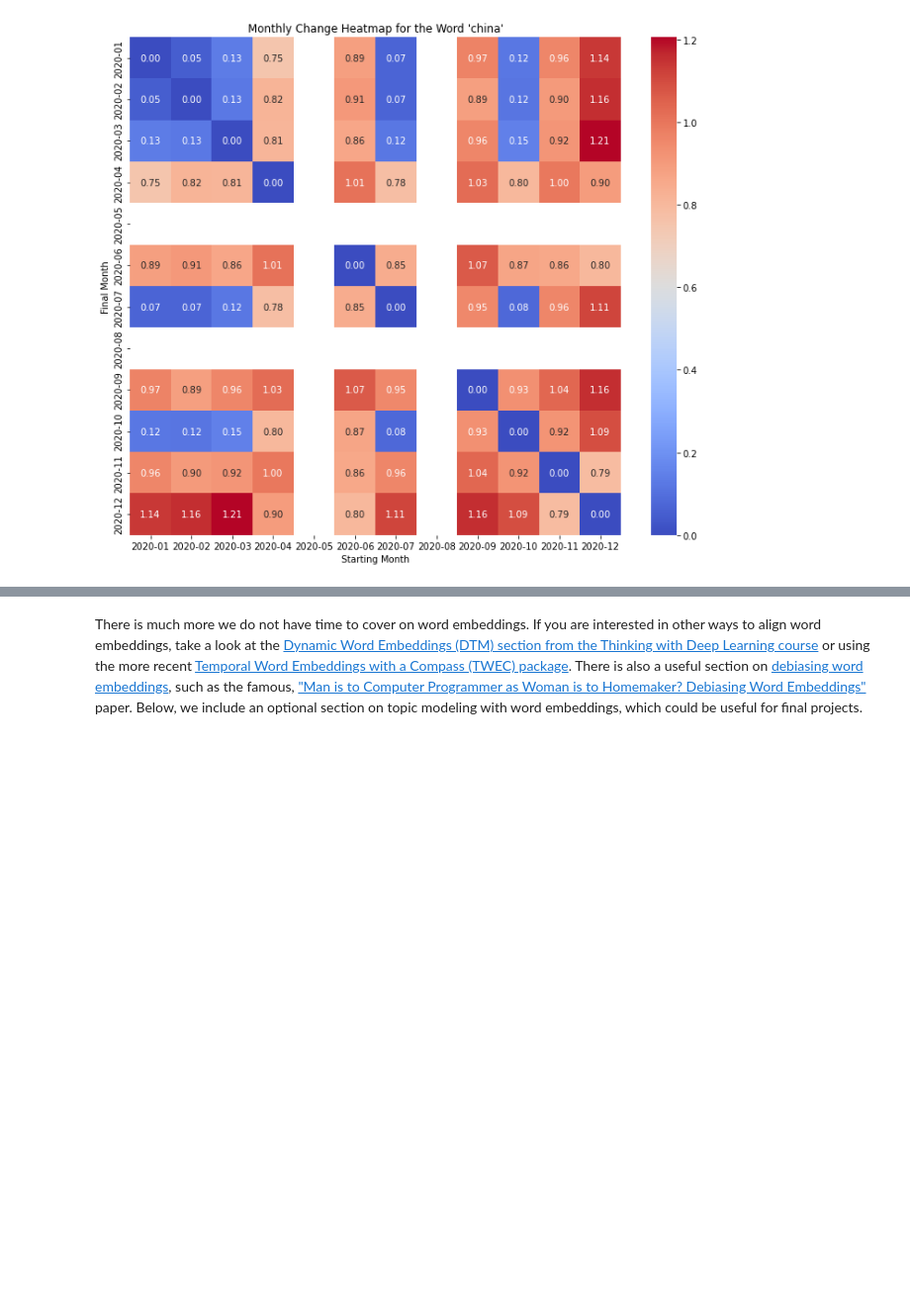
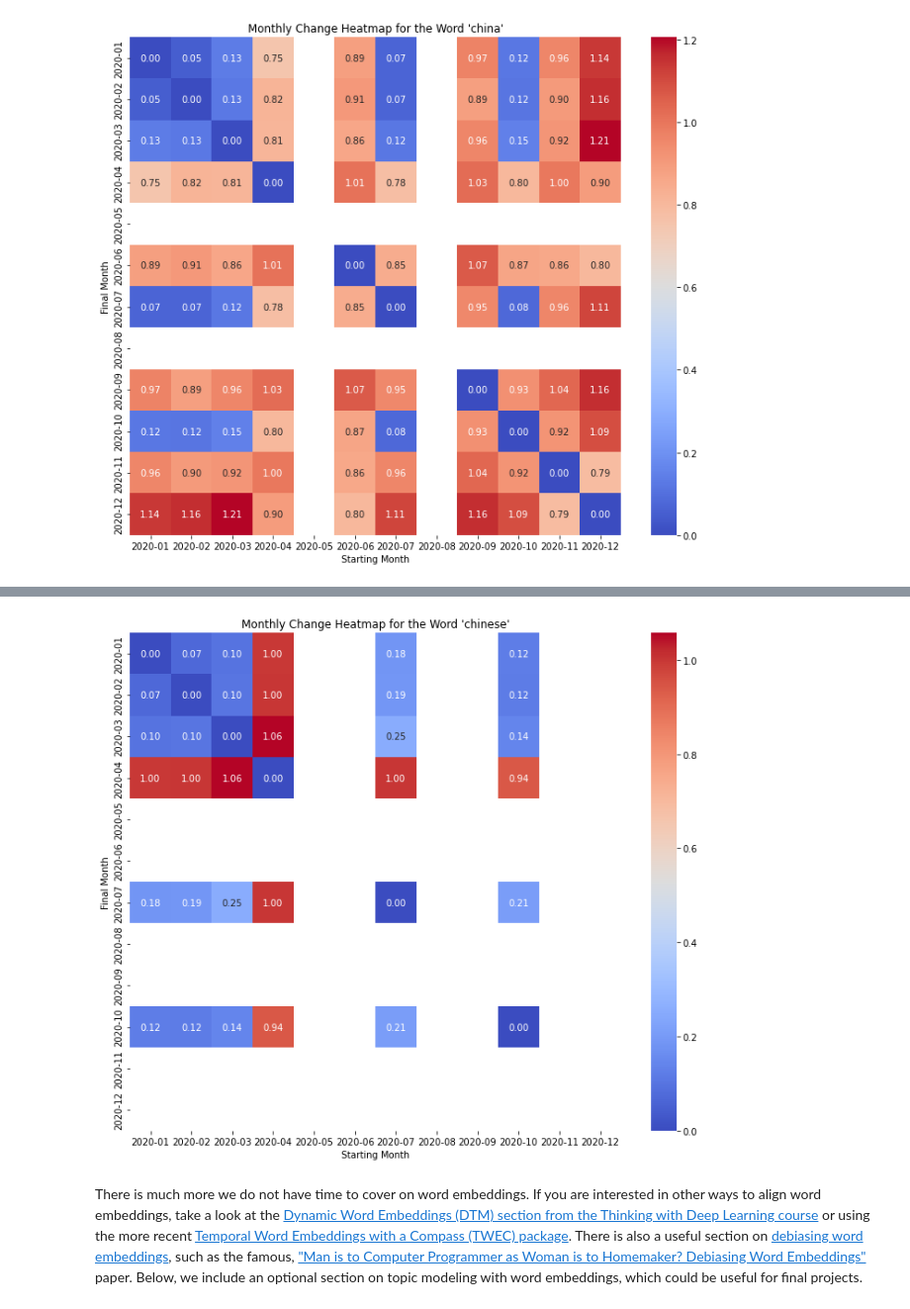
Before and after one commit to yuzhouw313/Content-Analysis-Homework, a Jupyter notebook: notebooks/4_Word_Embeddings.ipynb, the cells around one changed output, grey strips where cells are left out. Shown at 99% size. Saved outputs shown, nothing was run; the diff lists cells and outputs as text; code cells hidden in the pictures; blank space fills up the shorter version.

```diff
--- a/notebooks/4_Word_Embeddings.ipynb
+++ b/notebooks/4_Word_Embeddings.ipynb
@@ -2455,3 +2467,15 @@ plt.show()
+# %%
+distances, months = calculate_distances(aligned_models, 'chinese')
+distance_df = pd.DataFrame(distances, index=months, columns=months)
+
+plt.figure(figsize=(12, 10))
+seaborn.heatmap(distance_df, annot=True, fmt=".2f", cmap="coolwarm", xticklabels=months, yticklabels=months)
+plt.title("Monthly Change Heatmap for the Word 'chinese'")
+plt.xlabel("Starting Month")
+plt.ylabel("Final Month")
+plt.show()
+# %% [output]
+[figure, added]
 # %% [markdown]
 There is much more we do not have time to cover on word embeddings. If you are interested in other ways to align word embeddings, take a look at the [Dynamic Word Embeddings (DTM) section from the Thinking with Deep Learning course](https://colab.research.google.com/drive/1RAiI3BIL1X9D4gzZ0rZdIJjkNNicIuKE?usp=sharing#scrollTo=COS_n2RFCJNk) or using the more recent [Temporal Word Embeddings with a Compass (TWEC) package](https://github.com/valedica/twec). There is also a useful section on [debiasing word embeddings](https://colab.research.google.com/drive/1RAiI3BIL1X9D4gzZ0rZdIJjkNNicIuKE?usp=sharing#scrollTo=JHQ--EsWoxGM), such as the famous, ["Man is to Computer Programmer as Woman is to Homemaker? Debiasing Word Embeddings"](https://arxiv.org/abs/1607.06520) paper. Below, we include an optional section on topic modeling with word embeddings, which could be useful for final projects.
 # %% [markdown]
```
Also changed, not shown: parts of 24 cells of this notebook.
